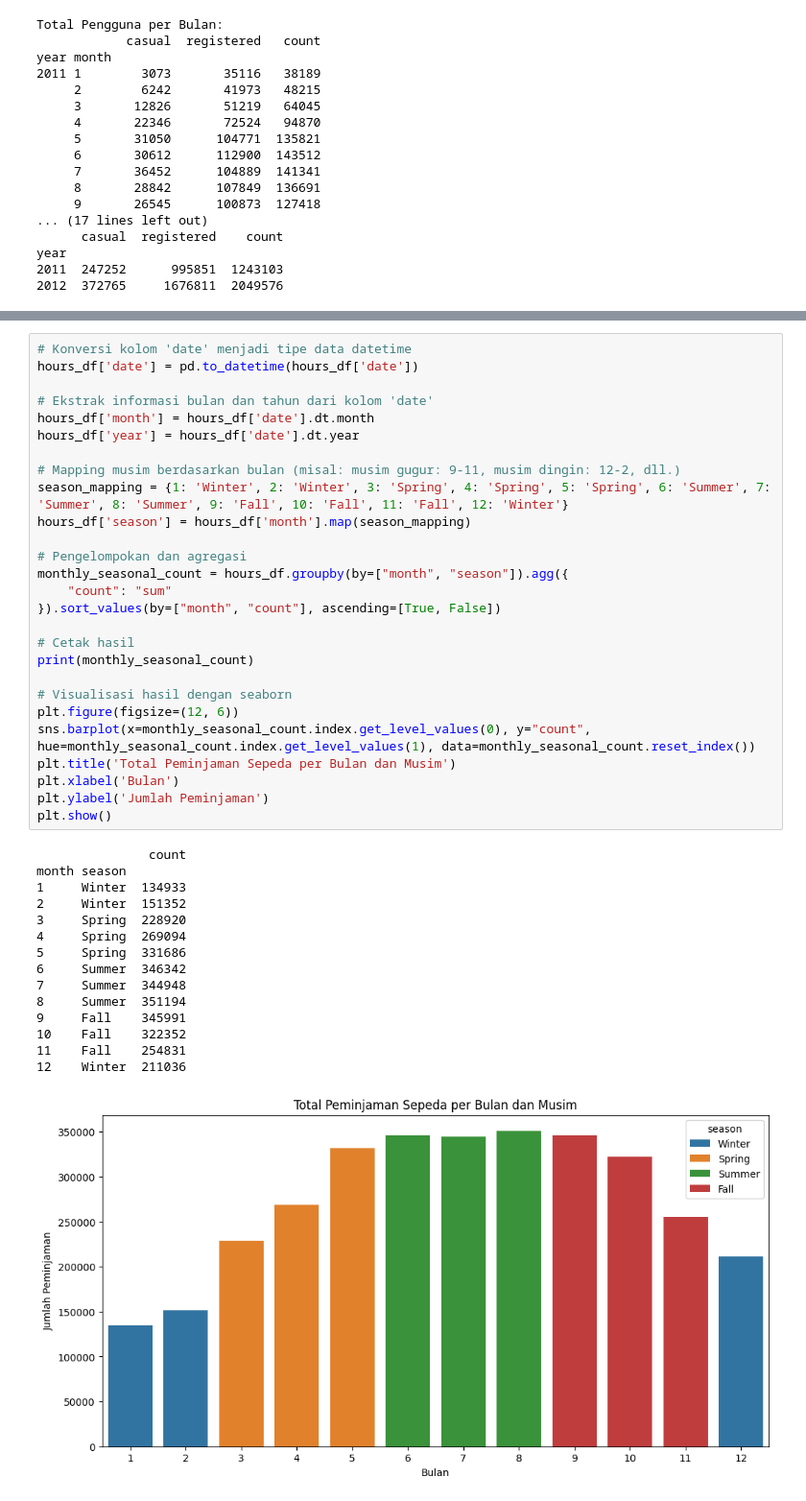
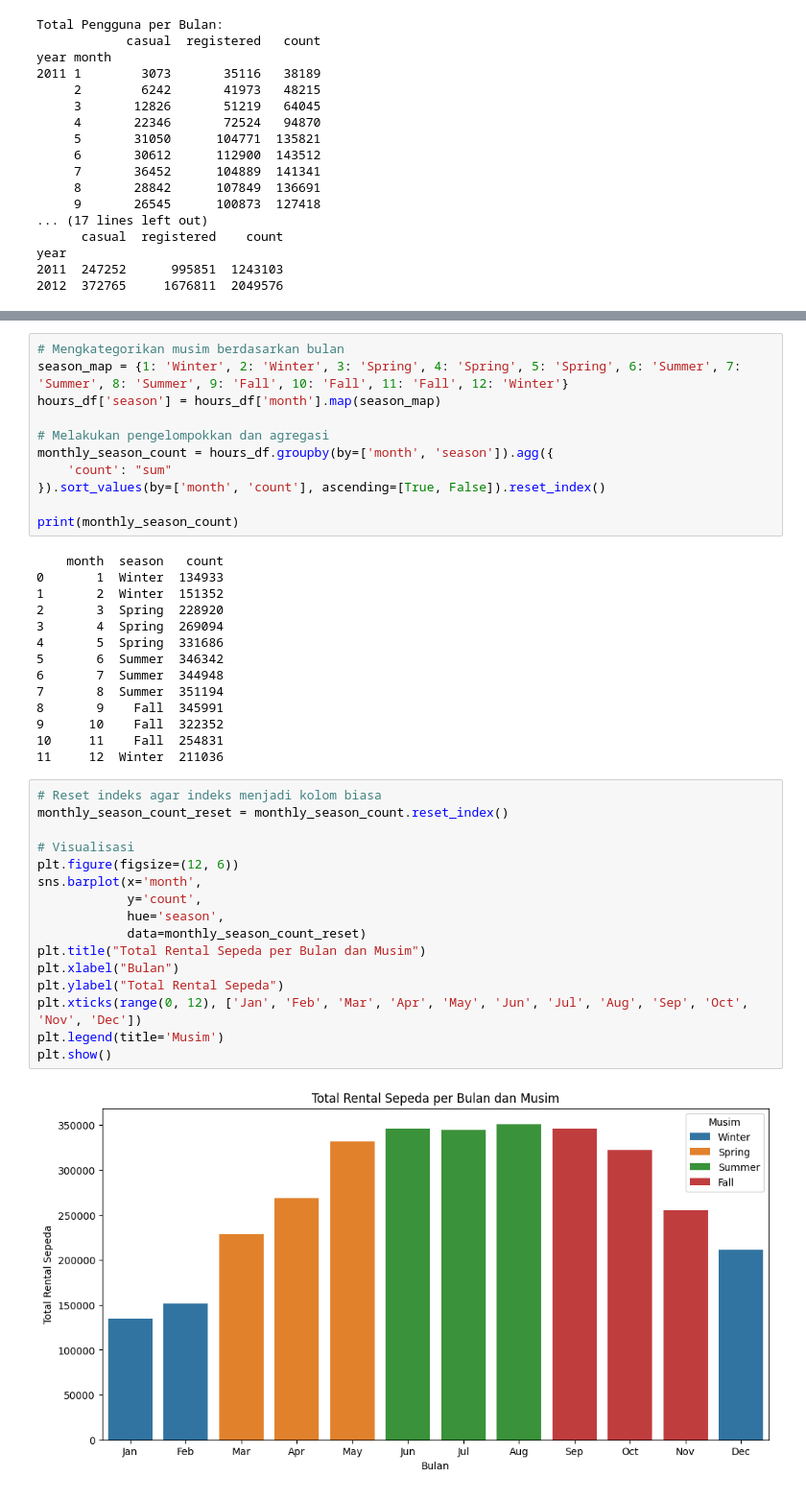
Before and after one commit to tomyivansugiharto/Data_Science_E-Bike, a Jupyter notebook: notebook.ipynb, the cells around one changed output, grey strips where cells are left out. Shown at 96% size. Drawn from its saved outputs; the diff is of its cells as text.

```diff
--- a/notebook.ipynb
+++ b/notebook.ipynb
@@ -267,44 +257,44 @@ code di atas melakukan sejumlah operasi pada DataFrame `hours_df`. Pertama, kolo
 # %%
-# Konversi kolom 'date' menjadi tipe data datetime
-hours_df['date'] = pd.to_datetime(hours_df['date'])
+# Mengkategorikan musim berdasarkan bulan
+season_map = {1: 'Winter', 2: 'Winter', 3: 'Spring', 4: 'Spring', 5: 'Spring', 6: 'Summer', 7: 'Summer', 8: 'Summer', 9: 'Fall', 10: 'Fall', 11: 'Fall', 12: 'Winter'}
+hours_df['season'] = hours_df['month'].map(season_map)
 
-# Ekstrak informasi bulan dan tahun dari kolom 'date'
-hours_df['month'] = hours_df['date'].dt.month
-hours_df['year'] = hours_df['date'].dt.year
+# Melakukan pengelompokkan dan agregasi
+monthly_season_count = hours_df.groupby(by=['month', 'season']).agg({
+    'count': "sum"
+}).sort_values(by=['month', 'count'], ascending=[True, False]).reset_index()
 
-# Mapping musim berdasarkan bulan (misal: musim gugur: 9-11, musim dingin: 12-2, dll.)
-season_mapping = {1: 'Winter', 2: 'Winter', 3: 'Spring', 4: 'Spring', 5: 'Spring', 6: 'Summer', 7: 'Summer', 8: 'Summer', 9: 'Fall', 10: 'Fall', 11: 'Fall', 12: 'Winter'}
-hours_df['season'] = hours_df['month'].map(season_mapping)
-
-# Pengelompokan dan agregasi
-monthly_seasonal_count = hours_df.groupby(by=["month", "season"]).agg({
-    "count": "sum"
-}).sort_values(by=["month", "count"], ascending=[True, False])
-
-# Cetak hasil
-print(monthly_seasonal_count)
-
-# Visualisasi hasil dengan seaborn
-plt.figure(figsize=(12, 6))
-sns.barplot(x=monthly_seasonal_count.index.get_level_values(0), y="count", hue=monthly_seasonal_count.index.get_level_values(1), data=monthly_seasonal_count.reset_index())
-plt.title('Total Peminjaman Sepeda per Bulan dan Musim')
-plt.xlabel('Bulan')
-plt.ylabel('Jumlah Peminjaman')
-plt.show()
+print(monthly_season_count)
 # %% [output]
-               count
-month season
-1     Winter  134933
-2     Winter  151352
-3     Spring  228920
-4     Spring  269094
-5     Spring  331686
-6     Summer  346342
-7     Summer  344948
-8     Summer  351194
-9     Fall    345991
-10    Fall    322352
-11    Fall    254831
-12    Winter  211036
+    month  season   count
+0       1  Winter  134933
+1       2  Winter  151352
+2       3  Spring  228920
+3       4  Spring  269094
+4       5  Spring  331686
+5       6  Summer  346342
+6       7  Summer  344948
+7       8  Summer  351194
+8       9    Fall  345991
+9      10    Fall  322352
+10     11    Fall  254831
+11     12  Winter  211036
-[figure, removed]
+# %%
+# Reset indeks agar indeks menjadi kolom biasa
+monthly_season_count_reset = monthly_season_count.reset_index()
+
+# Visualisasi
+plt.figure(figsize=(12, 6))
+sns.barplot(x='month',
+            y='count',
+            hue='season',
+            data=monthly_season_count_reset)
+plt.title("Total Rental Sepeda per Bulan dan Musim")
+plt.xlabel("Bulan")
+plt.ylabel("Total Rental Sepeda")
+plt.xticks(range(0, 12), ['Jan', 'Feb', 'Mar', 'Apr', 'May', 'Jun', 'Jul', 'Aug', 'Sep', 'Oct', 'Nov', 'Dec'])
+plt.legend(title='Musim')
+plt.show()
+# %% [output]
+[figure, added]
 # %% [markdown]
```
Also changed, not shown: parts of 57 cells of this notebook, 7 other files.
